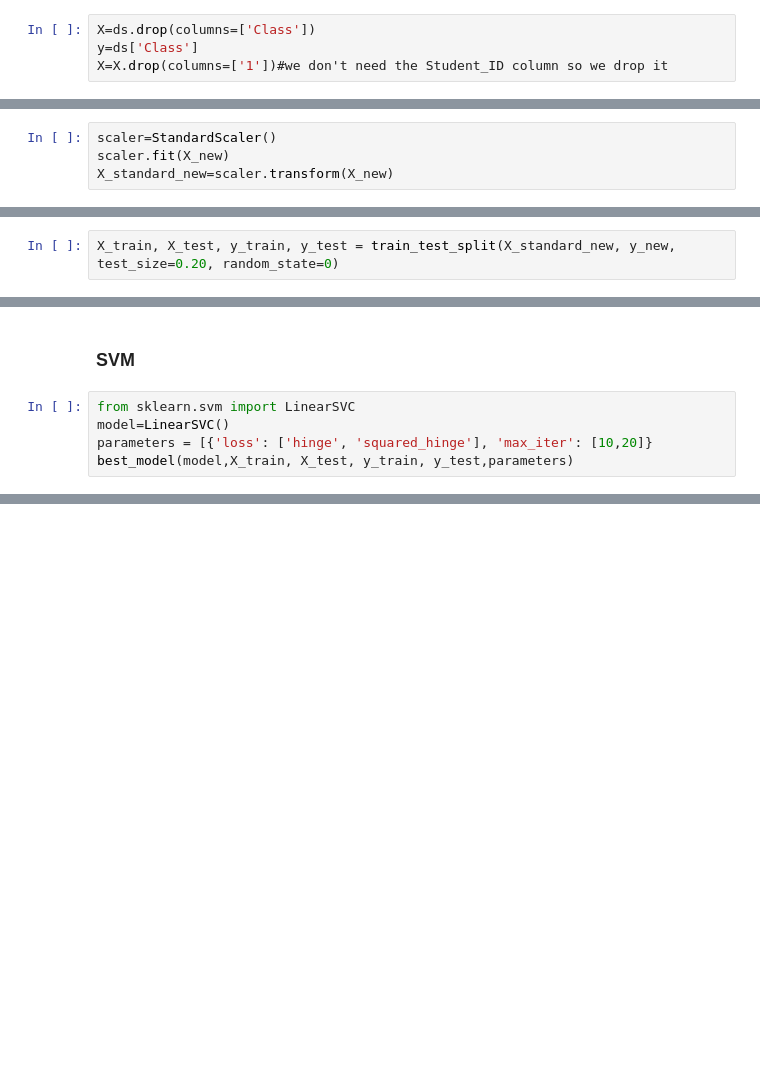
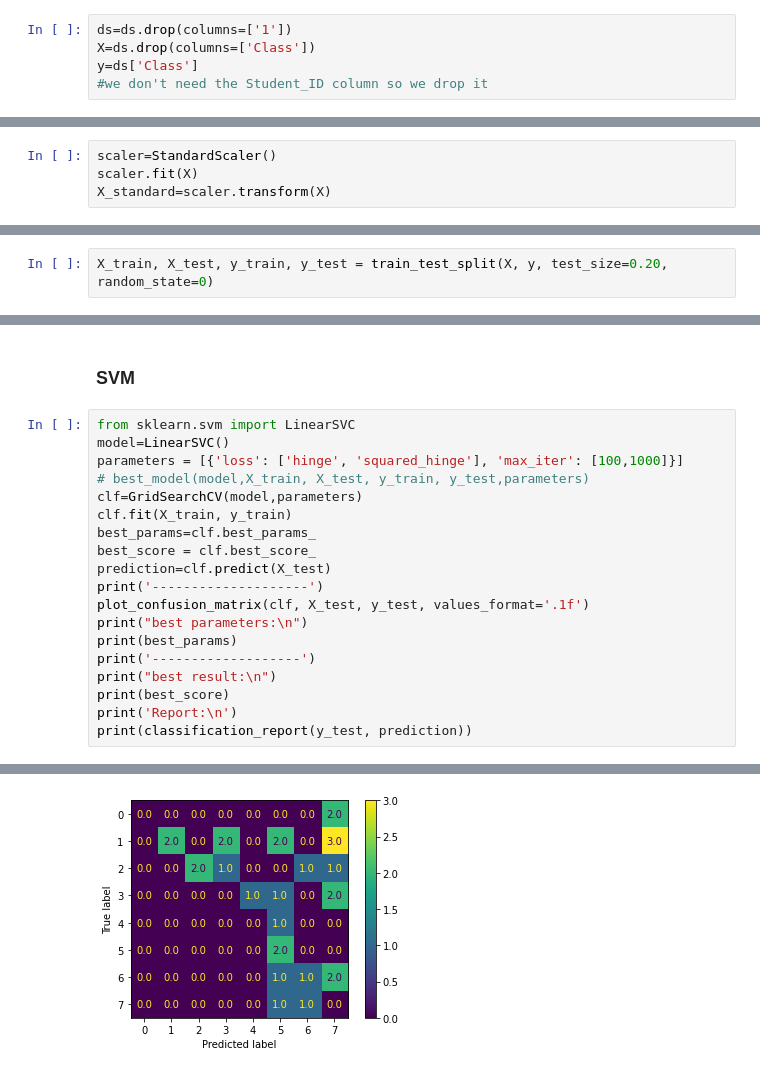
Before and after one commit to DrDoof14/Math4Ml, a Jupyter notebook: thesina.ipynb, the cells around one changed output, grey strips where cells are left out. Drawn from its saved outputs; the diff is of its cells as text; blank space fills up the shorter version.

Commit message:
trying different models

```diff
--- a/thesina.ipynb
+++ b/thesina.ipynb
@@ -188,9 +188,10 @@ plt.show()
 We need to standadize our data and for that matter we're gonna use Standard Scaler<br>
 We don't have to perform standardization on the target class, so we're gonna drop that column.
 # %%
+ds=ds.drop(columns=['1'])
 X=ds.drop(columns=['Class'])
 y=ds['Class']
-X=X.drop(columns=['1'])#we don't need the Student_ID column so we drop it
+#we don't need the Student_ID column so we drop it
 # %%
 y.count()
 # %% [output]
@@ -283,5 +304,5 @@ we have two options here: <br>
 We need to perform standardization before acutally training our model
 # %%
 scaler=StandardScaler()
-scaler.fit(X_new)
-X_standard_new=scaler.transform(X_new)
+scaler.fit(X)
+X_standard=scaler.transform(X)
@@ -304,2 +319,2 @@ array([[ 0.68224229,  0.76228674,  2.06056398, ..., -1.66018614,
 # %%
-X_train, X_test, y_train, y_test = train_test_split(X_standard_new, y_new, test_size=0.20, random_state=0)
+X_train, X_test, y_train, y_test = train_test_split(X, y, test_size=0.20, random_state=0)
@@ -335,5 +349,20 @@ def best_model(model,X_train,y_train,X_test,y_test,parameter,metric):
 # %%
 from sklearn.svm import LinearSVC
 model=LinearSVC()
-parameters = [{'loss': ['hinge', 'squared_hinge'], 'max_iter': [10,20]}
-best_model(model,X_train, X_test, y_train, y_test,parameters)
+parameters = [{'loss': ['hinge', 'squared_hinge'], 'max_iter': [100,1000]}]
+# best_model(model,X_train, X_test, y_train, y_test,parameters)
+clf=GridSearchCV(model,parameters)
+clf.fit(X_train, y_train)
+best_params=clf.best_params_
+best_score = clf.best_score_
+prediction=clf.predict(X_test)
+print('--------------------')
+plot_confusion_matrix(clf, X_test, y_test, values_format='.1f')
+print("best parameters:\n")
+print(best_params)
+print('-------------------')
+print("best result:\n")
+print(best_score)
+print('Report:\n')
+print(classification_report(y_test, prediction))
+# %% [output]
@@ -339,0 +386 @@ best_model(model,X_train, X_test, y_train, y_test,parameters)
+[figure, added]
```
Also changed, not shown: parts of 19 cells of this notebook.
